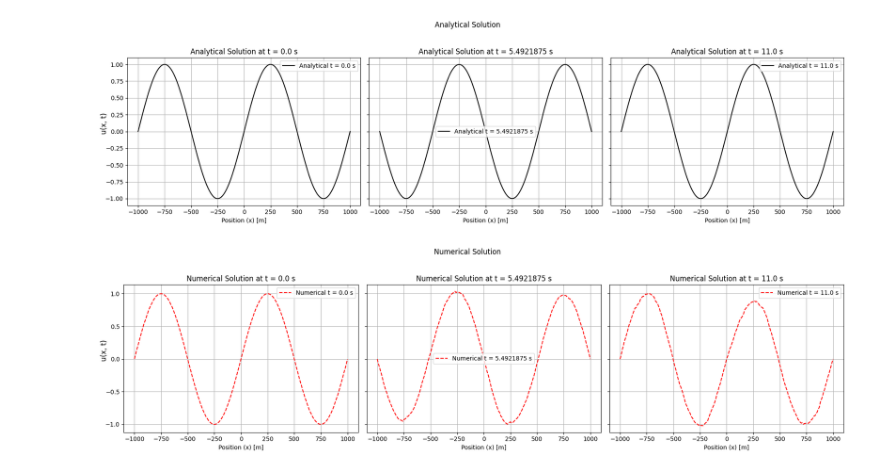
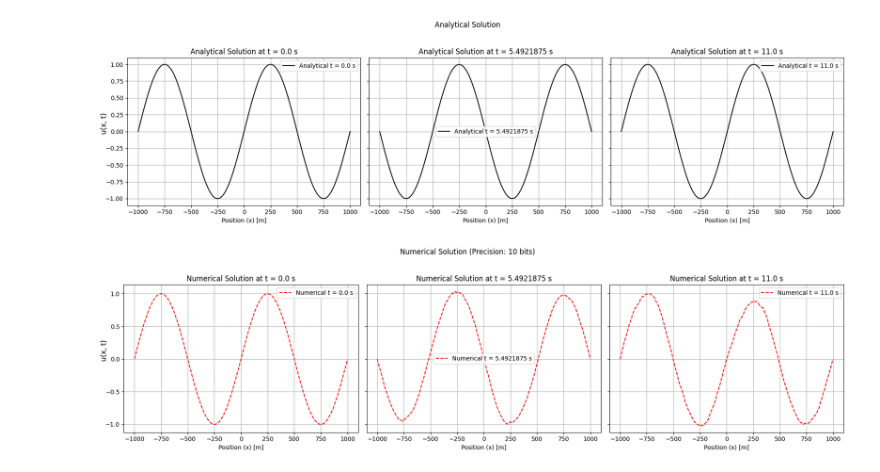
Before and after one commit to dt-17/Devito-UROP-MSci, a Jupyter notebook: unscaled-mpmath-acoustic.ipynb, the cells around one changed output. Saved outputs shown, nothing was run; the diff lists cells and outputs as text; code cells hidden in the pictures.

Commit message:
Update unscaled-mpmath-acoustic.ipynb
see previous version for error plots

```diff
--- a/unscaled-mpmath-acoustic.ipynb
+++ b/unscaled-mpmath-acoustic.ipynb
@@ -78,32 +78,32 @@ for i, idx in enumerate(plot_times):
     axs1[i].set_title(f"Analytical Solution at t = {float(t)} s")
     axs1[i].legend()
     axs1[i].grid(True)
 
 # Set global y-axis label
 fig1.supylabel("u(x, t)")
 fig1.suptitle("Analytical Solution")
 plt.tight_layout(rect=[0, 0, 1, 0.95])
 
 # Plotting the numerical solution
 fig2, axs2 = plt.subplots(1, 3, figsize=(18, 5), sharey=True)
 for i, idx in enumerate(plot_times):
     t = idx * dt
     # Retrieve the numerical solution for the mapped time index
     u_num = u_num_at_t[idx]
     axs2[i].plot([float(x_i) for x_i in x], [float(u_n) for u_n in u_num], 'r--', label=f"Numerical t = {float(t)} s")
 
     # Plot formatting
     axs2[i].set_xlabel("Position (x) [m]")
     axs2[i].set_title(f"Numerical Solution at t = {float(t)} s")
     axs2[i].legend()
     axs2[i].grid(True)
 
 # Set global y-axis label
 fig2.supylabel("u(x, t)")
-fig2.suptitle("Numerical Solution")
+fig2.suptitle(f"Numerical Solution (Precision: {mp.prec} bits)")
 plt.tight_layout(rect=[0, 0, 1, 0.95])
 
 plt.show()
 # %% [output]
 [figure]
-[figure, old version]
+[figure, new version]
```
Also changed, not shown: parts of 1 cell of this notebook.
